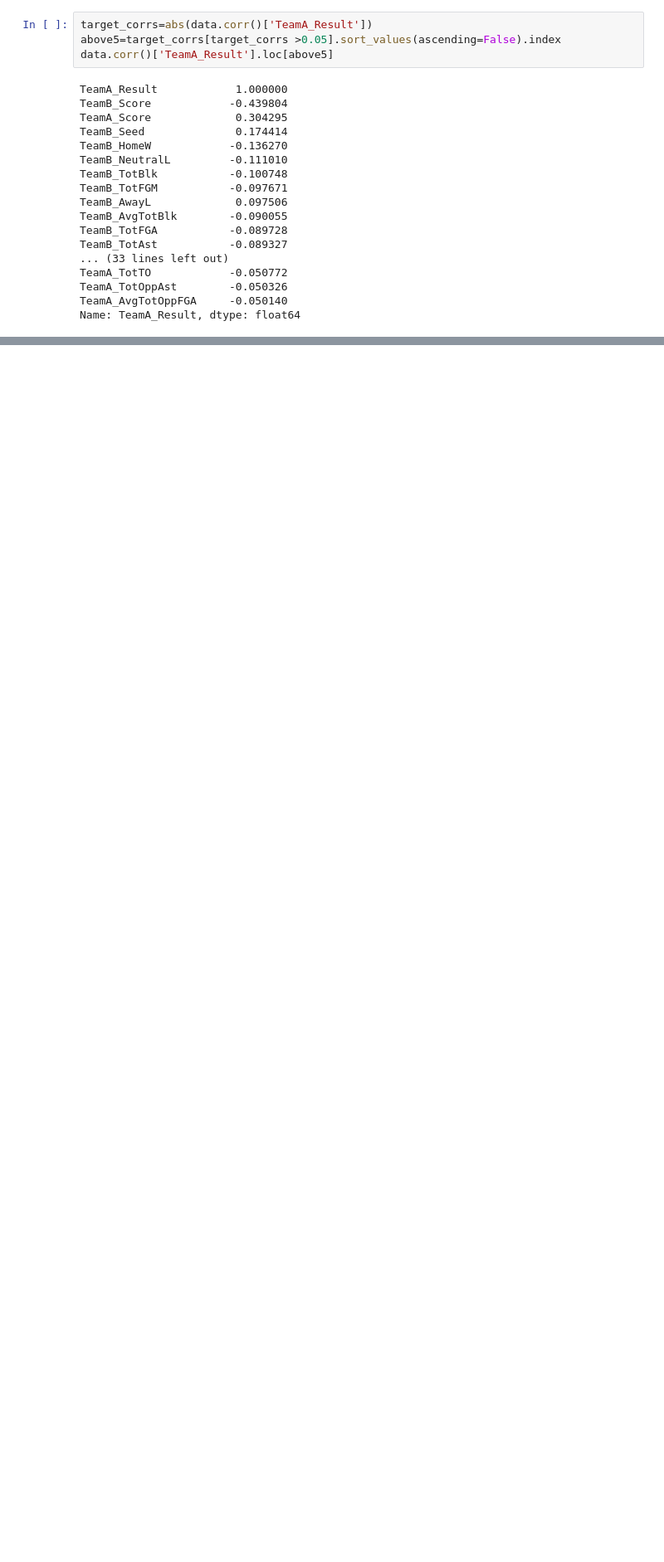
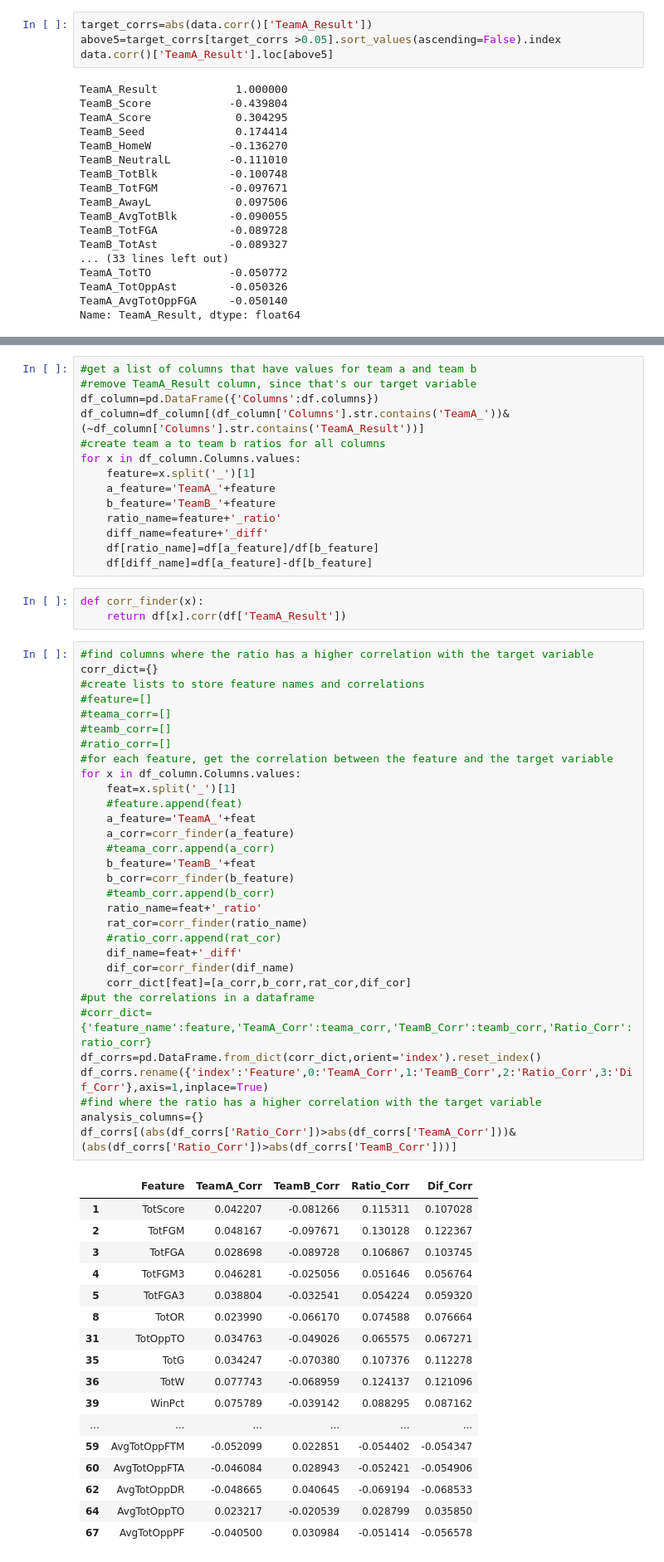
Before and after one commit to djmorgan26/JellyMasterClass, a Jupyter notebook: competition.ipynb, the cells around one changed output, grey strips where cells are left out. Shown at 83% size. Saved outputs shown, nothing was run; the diff lists cells and outputs as text; blank space fills up the shorter version.

Commit message:
Feature Engineering
Created new columns and removed columns in dataframe engineered_data.csv. Created new sweetviz report using engineered columns

```diff
--- a/competition.ipynb
+++ b/competition.ipynb
@@ -219,0 +223,66 @@ Name: TeamA_Result, dtype: float64
+# %%
+#get a list of columns that have values for team a and team b
+#remove TeamA_Result column, since that's our target variable
+df_column=pd.DataFrame({'Columns':df.columns})
+df_column=df_column[(df_column['Columns'].str.contains('TeamA_'))&(~df_column['Columns'].str.contains('TeamA_Result'))]
+#create team a to team b ratios for all columns
+for x in df_column.Columns.values:
+    feature=x.split('_')[1]
+    a_feature='TeamA_'+feature
+    b_feature='TeamB_'+feature
+    ratio_name=feature+'_ratio'
+    diff_name=feature+'_diff'
+    df[ratio_name]=df[a_feature]/df[b_feature]
+    df[diff_name]=df[a_feature]-df[b_feature]
+# %%
+def corr_finder(x):
+    return df[x].corr(df['TeamA_Result'])
+# %%
+#find columns where the ratio has a higher correlation with the target variable
+corr_dict={}
+#create lists to store feature names and correlations
+#feature=[]
+#teama_corr=[]
+#teamb_corr=[]
+#ratio_corr=[]
+#for each feature, get the correlation between the feature and the target variable
+for x in df_column.Columns.values:
+    feat=x.split('_')[1]
+    #feature.append(feat)
+    a_feature='TeamA_'+feat
+    a_corr=corr_finder(a_feature)
+    #teama_corr.append(a_corr)
+    b_feature='TeamB_'+feat
+    b_corr=corr_finder(b_feature)
+    #teamb_corr.append(b_corr)
+    ratio_name=feat+'_ratio'
+    rat_cor=corr_finder(ratio_name)
+    #ratio_corr.append(rat_cor)
+    dif_name=feat+'_diff'
+    dif_cor=corr_finder(dif_name)
+    corr_dict[feat]=[a_corr,b_corr,rat_cor,dif_cor]
+#put the correlations in a dataframe
+#corr_dict={'feature_name':feature,'TeamA_Corr':teama_corr,'TeamB_Corr':teamb_corr,'Ratio_Corr':ratio_corr}
+df_corrs=pd.DataFrame.from_dict(corr_dict,orient='index').reset_index()
+df_corrs.rename({'index':'Feature',0:'TeamA_Corr',1:'TeamB_Corr',2:'Ratio_Corr',3:'Dif_Corr'},axis=1,inplace=True)
+#find where the ratio has a higher correlation with the target variable
+analysis_columns={}
+df_corrs[(abs(df_corrs['Ratio_Corr'])>abs(df_corrs['TeamA_Corr']))&(abs(df_corrs['Ratio_Corr'])>abs(df_corrs['TeamB_Corr']))]
+# %% [output]
+|  | Feature | TeamA_Corr | TeamB_Corr | Ratio_Corr | Dif_Corr |
+| 1 | TotScore | 0.042207 | -0.081266 | 0.115311 | 0.107028 |
+| 2 | TotFGM | 0.048167 | -0.097671 | 0.130128 | 0.122367 |
+| 3 | TotFGA | 0.028698 | -0.089728 | 0.106867 | 0.103745 |
+| 4 | TotFGM3 | 0.046281 | -0.025056 | 0.051646 | 0.056764 |
+| 5 | TotFGA3 | 0.038804 | -0.032541 | 0.054224 | 0.059320 |
+| 8 | TotOR | 0.023990 | -0.066170 | 0.074588 | 0.076664 |
+| 31 | TotOppTO | 0.034763 | -0.049026 | 0.065575 | 0.067271 |
+| 35 | TotG | 0.034247 | -0.070380 | 0.107376 | 0.112278 |
+| 36 | TotW | 0.077743 | -0.068959 | 0.124137 | 0.121096 |
+| 39 | WinPct | 0.075789 | -0.039142 | 0.088295 | 0.087162 |
+| ... | ... | ... | ... | ... | ... |
+| 59 | AvgTotOppFTM | -0.052099 | 0.022851 | -0.054402 | -0.054347 |
+| 60 | AvgTotOppFTA | -0.046084 | 0.028943 | -0.052421 | -0.054906 |
+| 62 | AvgTotOppDR | -0.048665 | 0.040645 | -0.069194 | -0.068533 |
+| 64 | AvgTotOppTO | 0.023217 | -0.020539 | 0.028799 | 0.035850 |
+| 67 | AvgTotOppPF | -0.040500 | 0.030984 | -0.051414 | -0.056578 |
```
Also changed, not shown: parts of 10 cells of this notebook, 4 other files.
